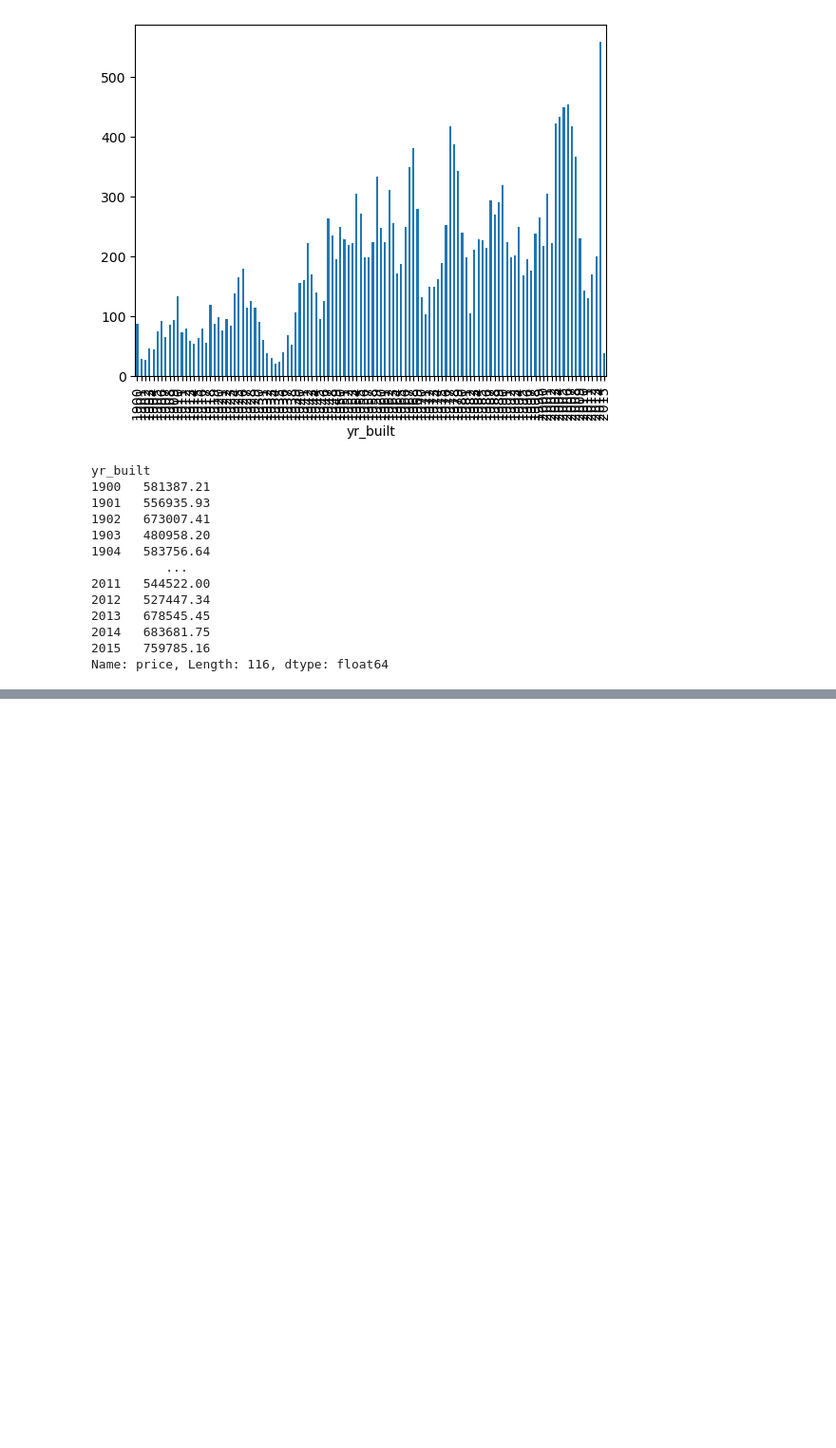
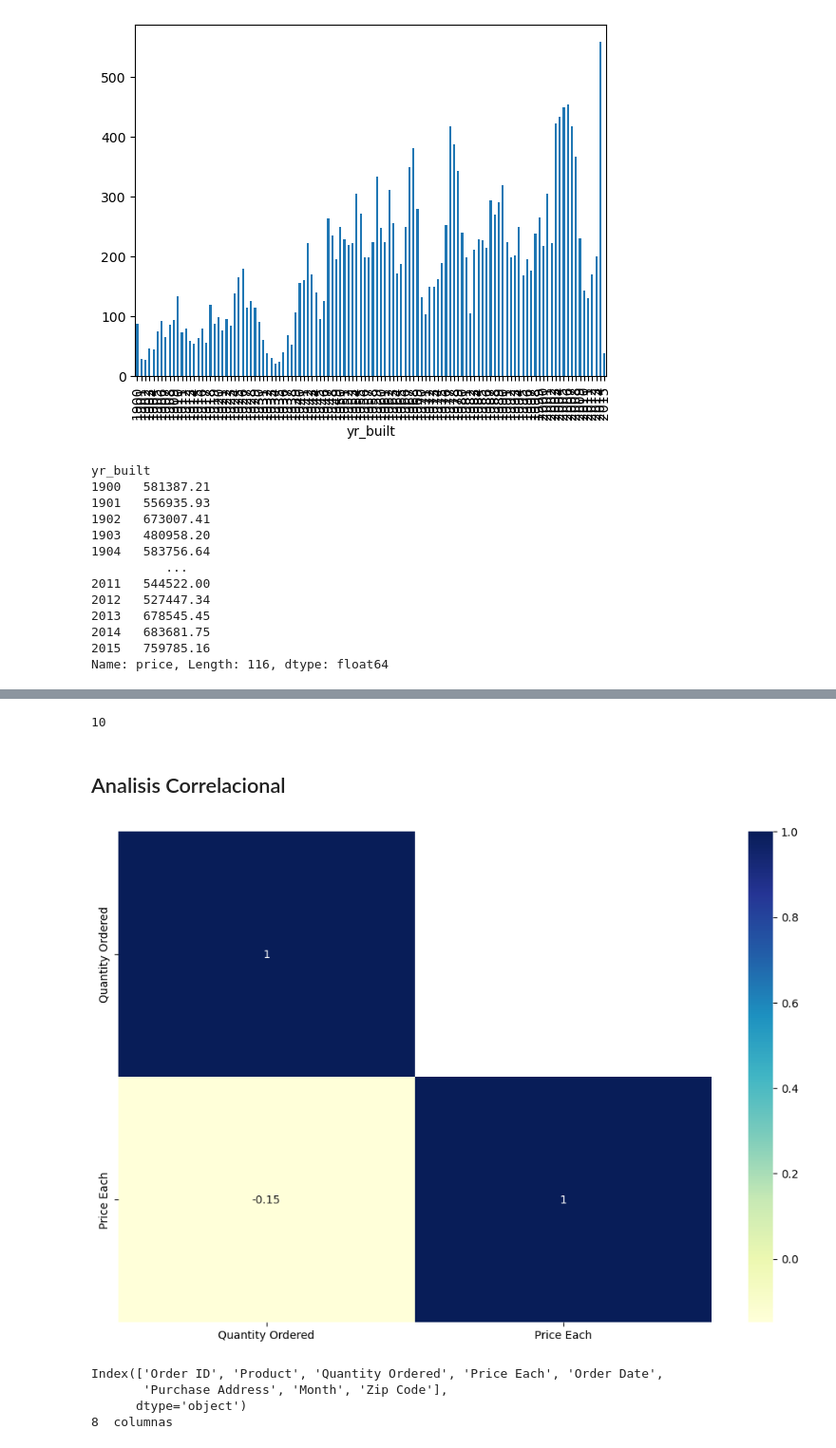
Before and after one commit to BryanHs20/Python-para-Data-Analyst, a Jupyter notebook: Python Avanzado/Exploratory Data Analyst - EDA/Exploratorio de Datos.ipynb, the cells around one changed output, grey strips where cells are left out. Shown at 95% size. Drawn from its saved outputs; the diff is of its cells as text; code cells hidden in the pictures; blank space fills up the shorter version.

```diff
--- a/Python Avanzado/Exploratory Data Analyst - EDA/Exploratorio de Datos.ipynb
+++ b/Python Avanzado/Exploratory Data Analyst - EDA/Exploratorio de Datos.ipynb
@@ -356,0 +565,12 @@ Name: price, Length: 116, dtype: float64
+# %%
+# Conversion de las columnas numericas
+df['Order ID'] = df['Order ID'].astype('string')
+
+df['Product'] = df['Product'].astype('string')
+
+df['Quantity Ordered'] = df['Quantity Ordered'].fillna(0)
+df['Quantity Ordered'] = df['Quantity Ordered'].astype('int64')
+
+df['Price Each'] = df['Price Each'].astype('float')
+
+df['Purchase Address'] = df['Purchase Address'].astype('string')
@@ -356,0 +629,3 @@ Name: price, Length: 116, dtype: float64
+# %%
+# Actualizamos el DF, dandole como parametro que se actualice el campo 'Quantity Ordered' siempre y cuando sea > 0
+df = df[df['Quantity Ordered'] > 0]
@@ -356,0 +662,3 @@ Name: price, Length: 116, dtype: float64
+# %%
+# Se genera la columna tomando los ultimos 5 digitos de la direccion
+df['Zip Code'] = df['Purchase Address'].str[-6:]
@@ -356,0 +673,3 @@ Name: price, Length: 116, dtype: float64
+# %%
+# Lo cambiamos al tipo de dato string
+df['Zip Code'] = df['Zip Code'].astype('string')
@@ -356,0 +694,29 @@ Name: price, Length: 116, dtype: float64
+# %%
+# Encotramos el numero de zipcodes
+num_zipcode = df['Zip Code'].unique().__len__()
+num_zipcode
+# %% [output]
+10
+# %% [markdown]
+## Analisis Correlacional
+# %%
+# Grafico correlacional
+plt.subplots(figsize=(12,8))
+
+# Seleccionamos unicamente las columnas del tipo numerico para el analsis
+numeric_cols = ['Quantity Ordered', 'Price Each']
+corr_df = df[numeric_cols].corr(method='pearson')
+
+df_lt = corr_df.where(np.tril(np.ones(corr_df.shape)).astype(bool))
+hmap = sns.heatmap(df_lt, cmap='YlGnBu', annot=True)
+# %% [output]
+[figure, added]
+# %%
+# Visualizacion de loumnas y numero de columnas
+print(df.columns)
+print(len(df.columns), ' columnas')
+# %% [output]
+Index(['Order ID', 'Product', 'Quantity Ordered', 'Price Each', 'Order Date',
+       'Purchase Address', 'Month', 'Zip Code'],
+      dtype='object')
+8  columnas
```
Also changed, not shown: parts of 70 cells of this notebook.
